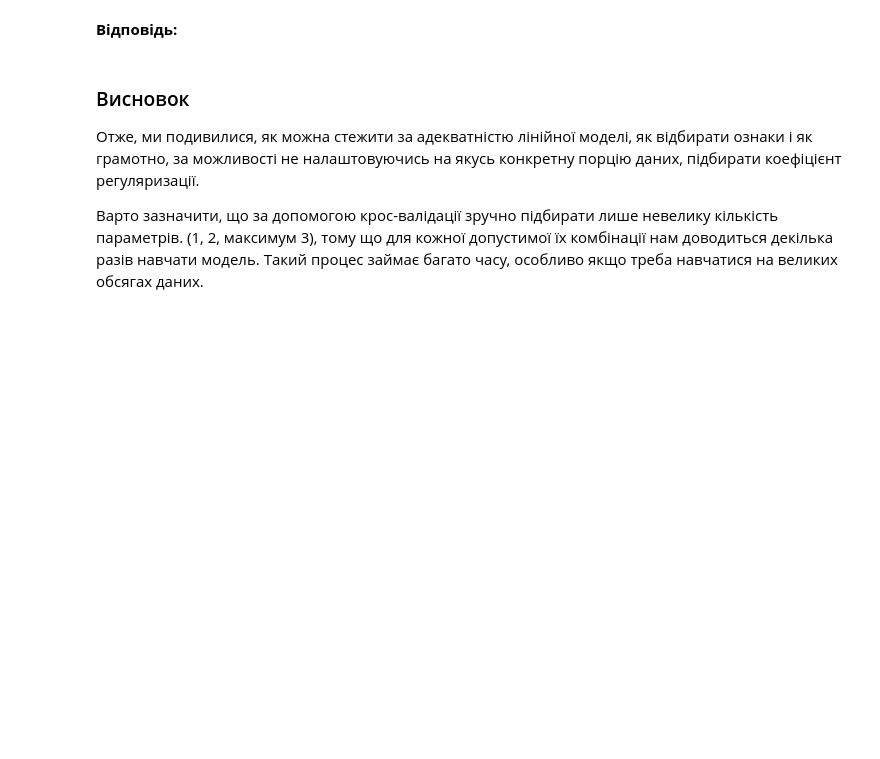
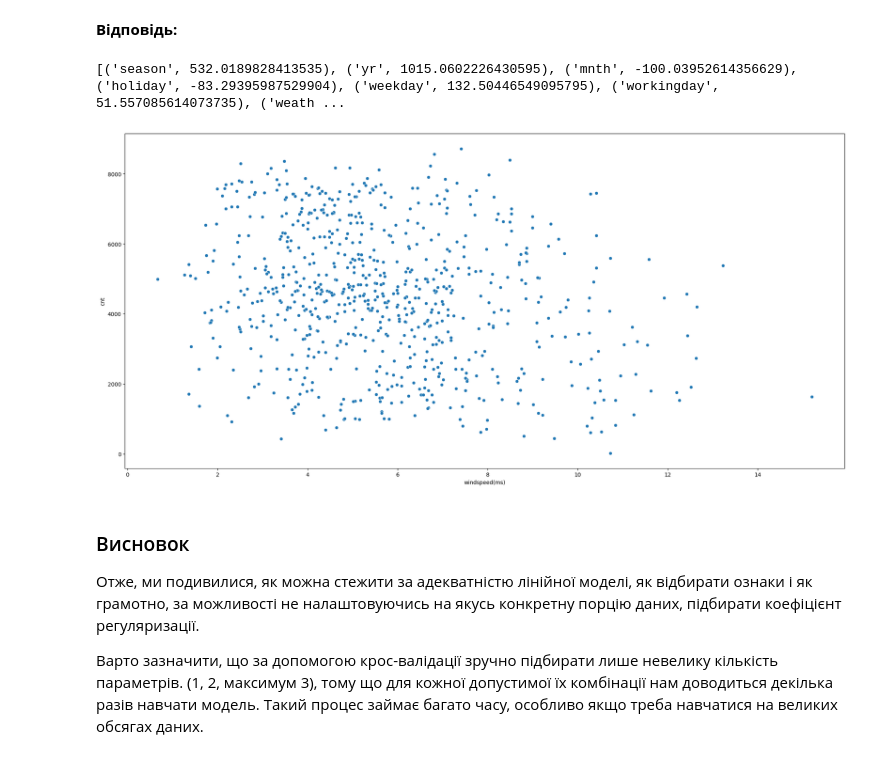
Before and after one commit to Lis198407/goit-ds-hw07, a Jupyter notebook: lytvinenko_ihor_OverfittingHomeWork.ipynb, the cells around one changed output. Saved outputs shown, nothing was run; the diff lists cells and outputs as text; code cells hidden in the pictures; blank space fills up the shorter version.

```diff
--- a/lytvinenko_ihor_OverfittingHomeWork.ipynb
+++ b/lytvinenko_ihor_OverfittingHomeWork.ipynb
@@ -446,3 +489,20 @@ __Відповідь:__
+# %%
+coefs = regressor.coef_
+columns = df.columns
+data = list(zip(columns,coefs))
+print(data)
+# highest is: yr, season, atemp,temp
+
+attributes = ['windspeed(ms)']
+fig, sub_plot = plt.subplots(nrows=1, ncols=1, figsize=(20, 10))
+fig.tight_layout(pad=4.0)
+sns.scatterplot(x=df['windspeed(ms)'], y=y)
+plt.show()
+# Як ви думаєте, чому модель виключила їх із моделі (знову подивіться на графіки)? - враховуэчи коеф. - так
+# Чи правда, що вони ніяк не впливають на попит на велосипеди? - впливає швидкість вітру, а це дубль колонок, тому саме ця колонка невпливає
+# %% [output]
+[('season', 532.0189828413535), ('yr', 1015.0602226430595), ('mnth', -100.03952614356629), ('holiday', -83.29395987529904), ('weekday', 132.50446549095795), ('workingday', 51.557085614073735), ('weath ...
+[figure, added]
 # %% [markdown]
 ### Висновок
 Отже, ми подивилися, як можна стежити за адекватністю лінійної моделі, як відбирати ознаки і як грамотно, за можливості не налаштовуючись на якусь конкретну порцію даних, підбирати коефіцієнт регуляризації.
```
Also changed, not shown: parts of 11 cells of this notebook.
